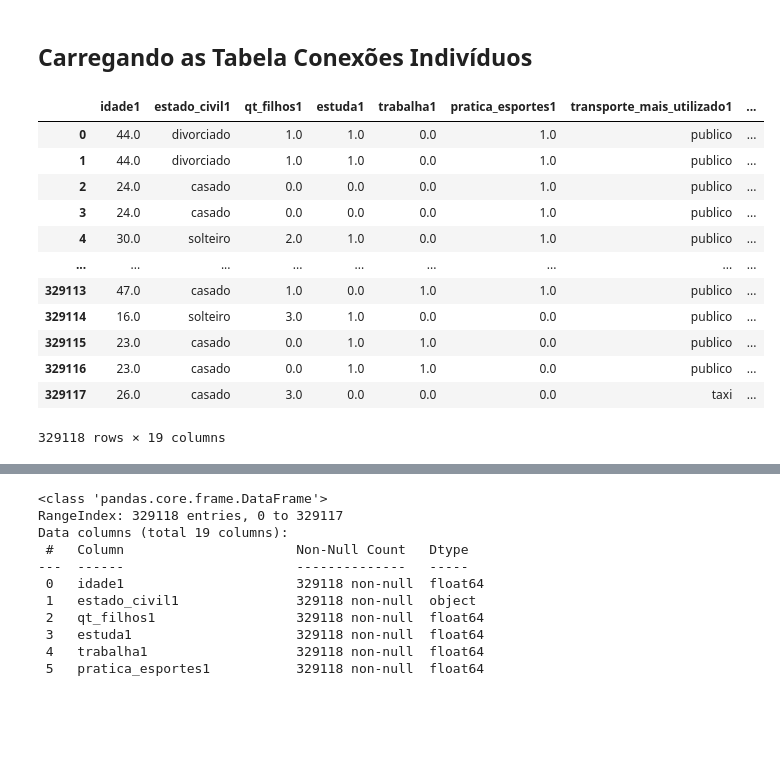
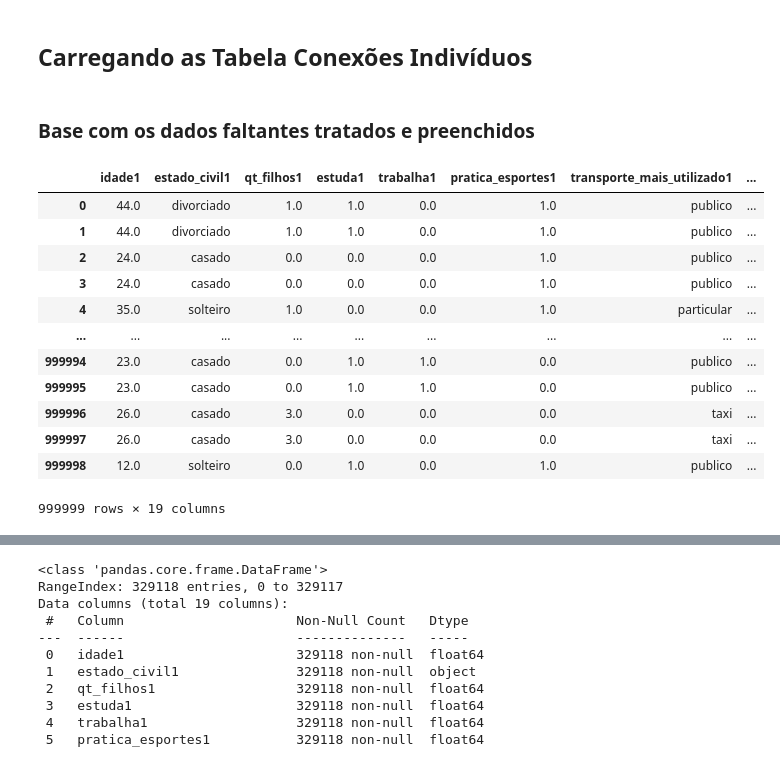
Before and after one commit to cassianojp/desafio_neoway, a Jupyter notebook: desafio_neoway_model.ipynb, the cells around one changed output, grey strips where cells are left out. Cells and saved outputs as stored; diff of their text form; code cells hidden in the pictures; blank space fills up the shorter version.

```diff
--- a/desafio_neoway_model.ipynb
+++ b/desafio_neoway_model.ipynb
@@ -27,21 +27,22 @@ file4 = "conexoes_espec.csv"
 ## Funções Auxiliares
 # %% [markdown]
 ## Carregando as Tabela Conexões Indivíduos
+# %% [markdown]
+### Base com os dados faltantes tratados e preenchidos
 # %%
-# df_individuos_conexoes = pd.read_csv(file1, sep=';') # com os dados faltantes dos individuos preenchidos
-df_individuos_conexoes = pd.read_csv(file2, sep=';') # base com os dados faltantes dos individuos retirados
-df_individuos_conexoes
+df_individuos_conexoes_v1 = pd.read_csv(file1, sep=';')
+df_individuos_conexoes_v1
 # %% [output]
 |  | idade1 | estado_civil1 | qt_filhos1 | estuda1 | trabalha1 | pratica_esportes1 | transporte_mais_utilizado1 | ... |
 | 0 | 44.0 | divorciado | 1.0 | 1.0 | 0.0 | 1.0 | publico | ... |
 | 1 | 44.0 | divorciado | 1.0 | 1.0 | 0.0 | 1.0 | publico | ... |
 | 2 | 24.0 | casado | 0.0 | 0.0 | 0.0 | 1.0 | publico | ... |
 | 3 | 24.0 | casado | 0.0 | 0.0 | 0.0 | 1.0 | publico | ... |
-| 4 | 30.0 | solteiro | 2.0 | 1.0 | 0.0 | 1.0 | publico | ... |
+| 4 | 35.0 | solteiro | 1.0 | 0.0 | 0.0 | 1.0 | particular | ... |
 | ... | ... | ... | ... | ... | ... | ... | ... | ... |
-| 329113 | 47.0 | casado | 1.0 | 0.0 | 1.0 | 1.0 | publico | ... |
-| 329114 | 16.0 | solteiro | 3.0 | 1.0 | 0.0 | 0.0 | publico | ... |
-| 329115 | 23.0 | casado | 0.0 | 1.0 | 1.0 | 0.0 | publico | ... |
-| 329116 | 23.0 | casado | 0.0 | 1.0 | 1.0 | 0.0 | publico | ... |
-| 329117 | 26.0 | casado | 3.0 | 0.0 | 0.0 | 0.0 | taxi | ... |
+| 999994 | 23.0 | casado | 0.0 | 1.0 | 1.0 | 0.0 | publico | ... |
+| 999995 | 23.0 | casado | 0.0 | 1.0 | 1.0 | 0.0 | publico | ... |
+| 999996 | 26.0 | casado | 3.0 | 0.0 | 0.0 | 0.0 | taxi | ... |
+| 999997 | 26.0 | casado | 3.0 | 0.0 | 0.0 | 0.0 | taxi | ... |
+| 999998 | 12.0 | solteiro | 0.0 | 1.0 | 0.0 | 1.0 | publico | ... |
-329118 rows × 19 columns
+999999 rows × 19 columns
```
Also changed, not shown: parts of 61 cells of this notebook, 4 other files.
